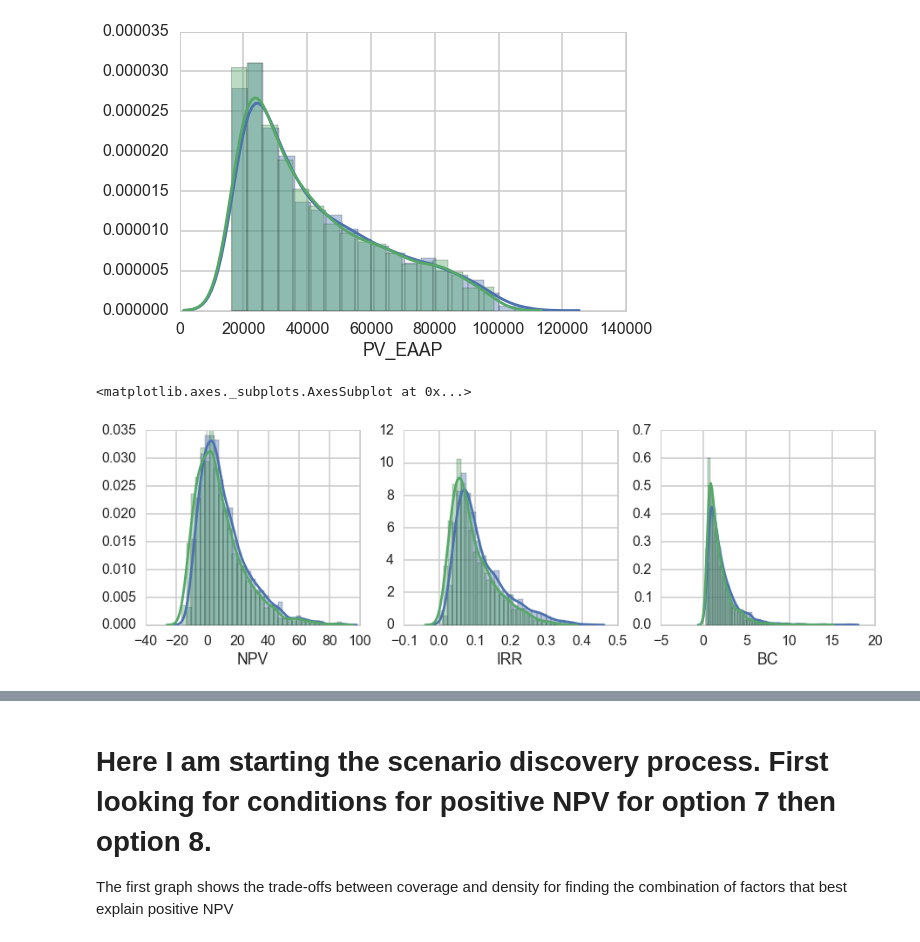
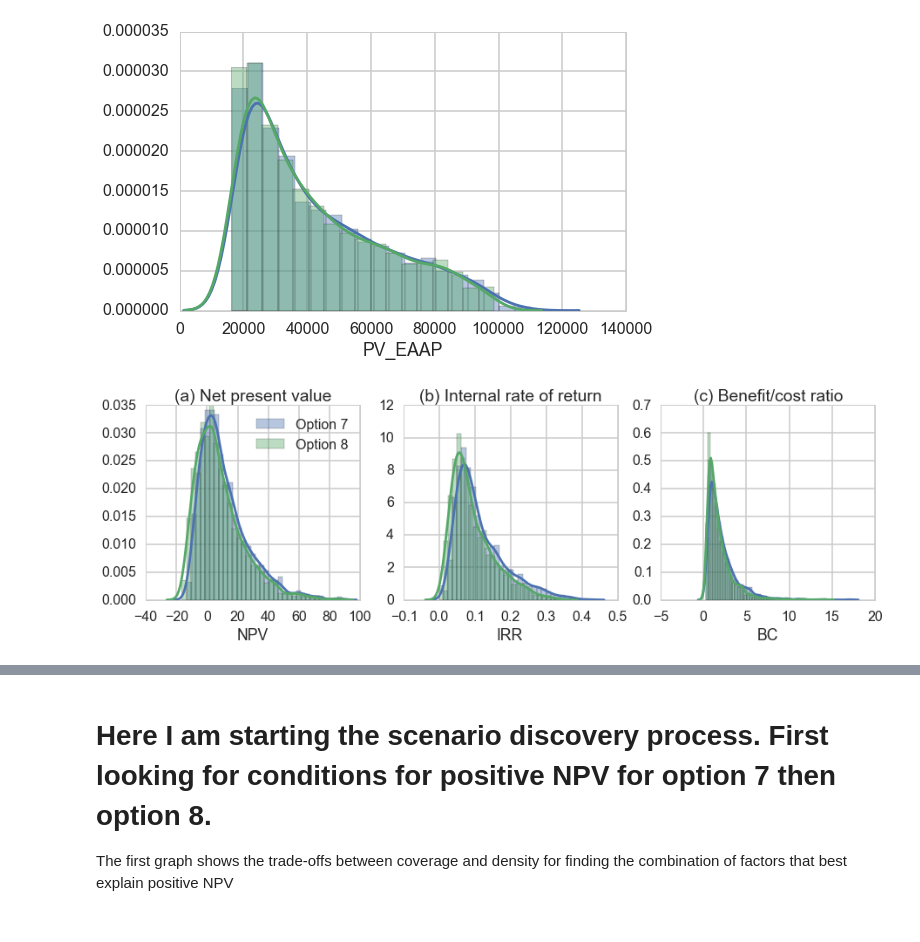
Before and after one commit to julierozenberg/excel_model_Tijen, a Jupyter notebook: scenario discovery 2.ipynb, the cells around one changed output, grey strips where cells are left out. Cells and saved outputs as stored; diff of their text form; code cells hidden in the pictures.

```diff
--- a/scenario discovery 2.ipynb
+++ b/scenario discovery 2.ipynb
@@ -27,14 +27,19 @@ sns.distplot(outputs[inputs.policy=="option 8"].PV_EAAP)
 # %%
 fig = plt.figure(figsize=(15,4))
 plt.subplot(131)
-sns.distplot(outputs[inputs.policy=="option 7"].NPV)
-sns.distplot(outputs[inputs.policy=="option 8"].NPV)
+sns.distplot(outputs[inputs.policy=="option 7"].NPV,label="Option 7")
+sns.distplot(outputs[inputs.policy=="option 8"].NPV,label="Option 8")
+plt.title("(a) Net present value")
+plt.legend()
 plt.subplot(132)
 sns.distplot(outputs[inputs.policy=="option 7"].loc[outputs.IRR>0,'IRR'])
 sns.distplot(outputs[inputs.policy=="option 8"].loc[outputs.IRR>0,'IRR'])
+plt.title("(b) Internal rate of return")
 plt.subplot(133)
 sns.distplot(outputs[inputs.policy=="option 7"].BC)
 sns.distplot(outputs[inputs.policy=="option 8"].BC)
+plt.title("(c) Benefit/cost ratio")
+
+plt.savefig("scenarios.png",bbox_inches="tight")
 # %% [output]
-<matplotlib.axes._subplots.AxesSubplot at 0x...>
-[figure, old version]
+[figure, new version]
```
Also changed, not shown: parts of 6 cells of this notebook, 1 other file.
